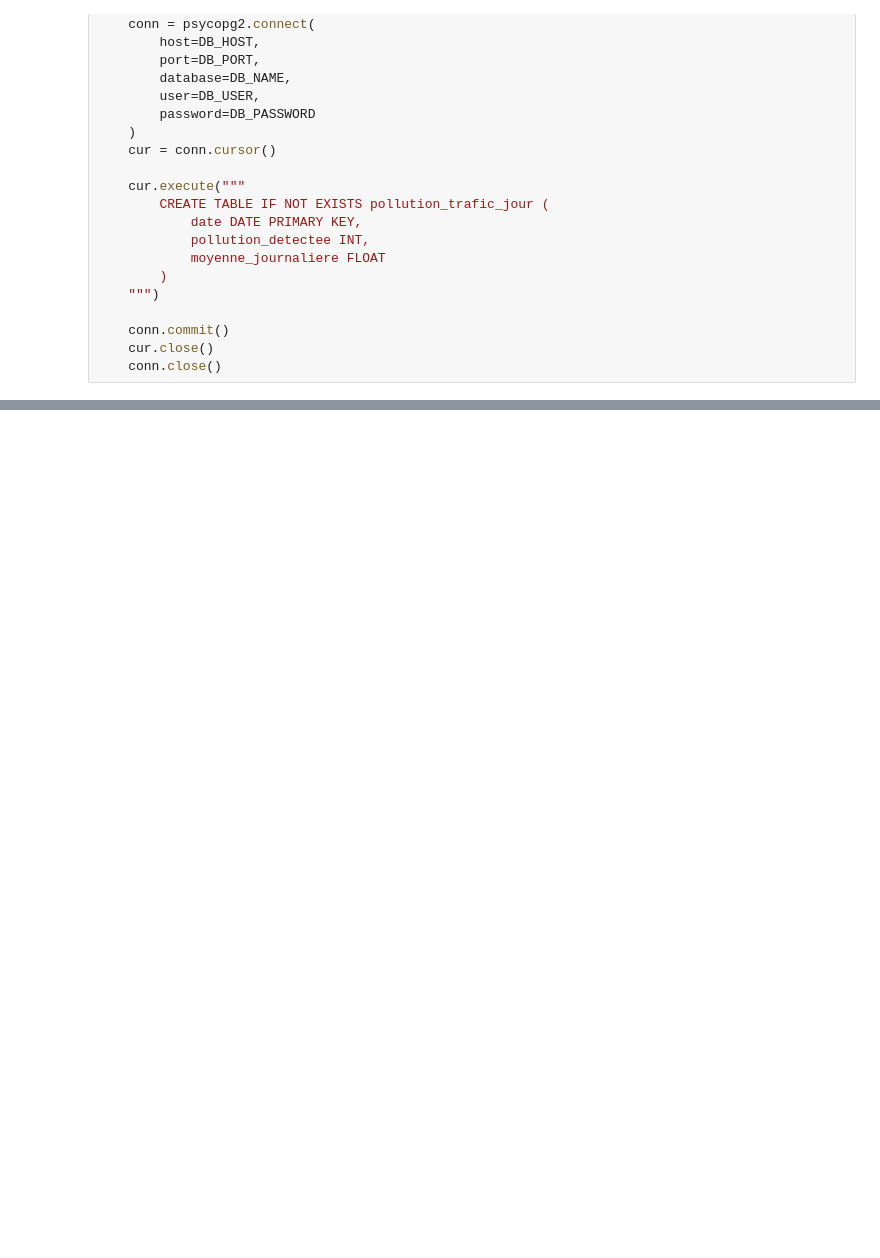
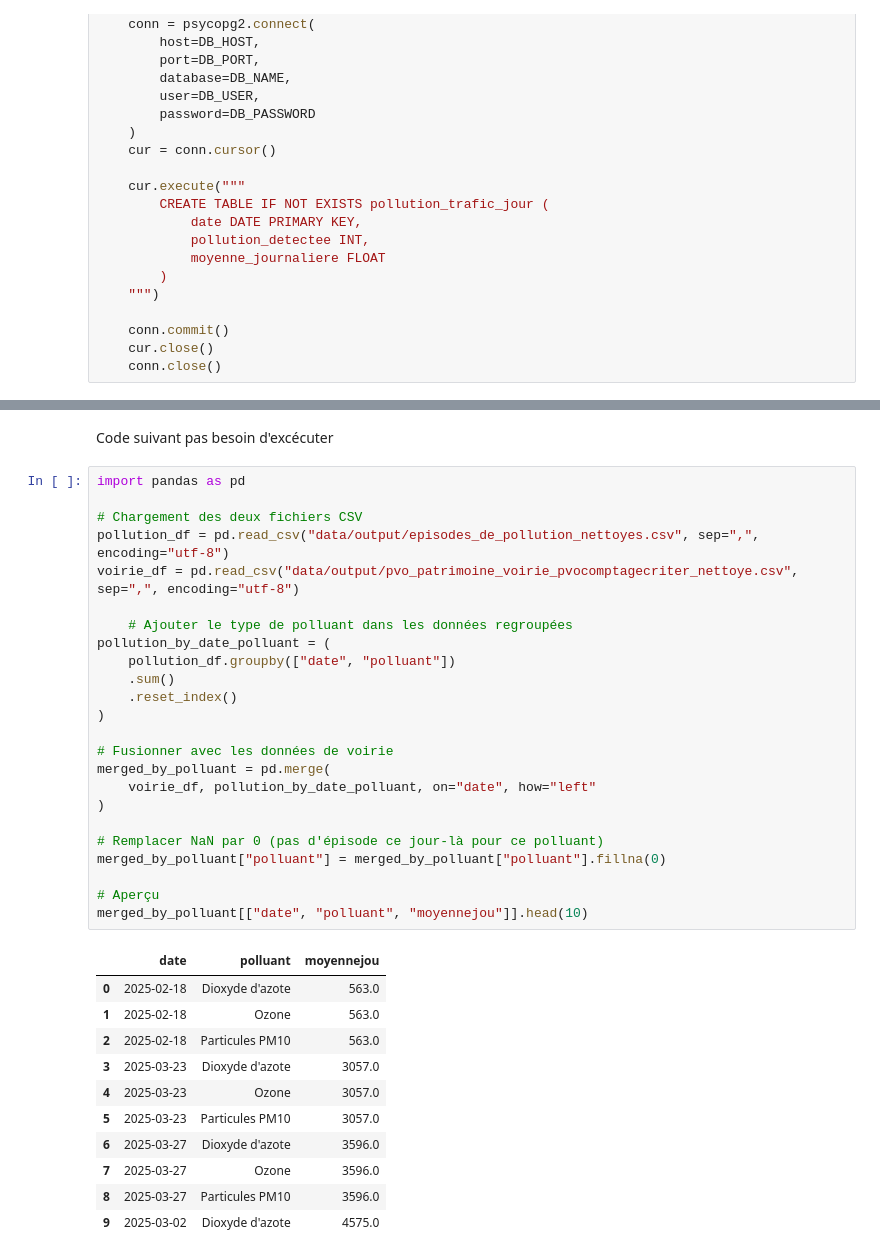
Before and after one commit to pierrehfm/hackaton, a Jupyter notebook: alatytics/trafic_x_pollution.ipynb, the cells around one changed output, grey strips where cells are left out. Cells and saved outputs as stored; diff of their text form; blank space fills up the shorter version.

```diff
--- a/alatytics/trafic_x_pollution.ipynb
+++ b/alatytics/trafic_x_pollution.ipynb
@@ -162,0 +265,38 @@ Chargement terminé avec succès!
+# %% [markdown]
+Code suivant pas besoin d'excécuter
+# %%
+import pandas as pd
+
+# Chargement des deux fichiers CSV
+pollution_df = pd.read_csv("data/output/episodes_de_pollution_nettoyes.csv", sep=",", encoding="utf-8")
+voirie_df = pd.read_csv("data/output/pvo_patrimoine_voirie_pvocomptagecriter_nettoye.csv", sep=",", encoding="utf-8")
+
+    # Ajouter le type de polluant dans les données regroupées
+pollution_by_date_polluant = (
+    pollution_df.groupby(["date", "polluant"])
+    .sum()
+    .reset_index()
+)
+
+# Fusionner avec les données de voirie
+merged_by_polluant = pd.merge(
+    voirie_df, pollution_by_date_polluant, on="date", how="left"
+)
+
+# Remplacer NaN par 0 (pas d'épisode ce jour-là pour ce polluant)
+merged_by_polluant["polluant"] = merged_by_polluant["polluant"].fillna(0)
+
+# Aperçu
+merged_by_polluant[["date", "polluant", "moyennejou"]].head(10)
+# %% [output]
+|  | date | polluant | moyennejou |
+| 0 | 2025-02-18 | Dioxyde d'azote | 563.0 |
+| 1 | 2025-02-18 | Ozone | 563.0 |
+| 2 | 2025-02-18 | Particules PM10 | 563.0 |
+| 3 | 2025-03-23 | Dioxyde d'azote | 3057.0 |
+| 4 | 2025-03-23 | Ozone | 3057.0 |
+| 5 | 2025-03-23 | Particules PM10 | 3057.0 |
+| 6 | 2025-03-27 | Dioxyde d'azote | 3596.0 |
+| 7 | 2025-03-27 | Ozone | 3596.0 |
+| 8 | 2025-03-27 | Particules PM10 | 3596.0 |
+| 9 | 2025-03-02 | Dioxyde d'azote | 4575.0 |
```
Also changed, not shown: parts of 4 cells of this notebook, 5 other files.
